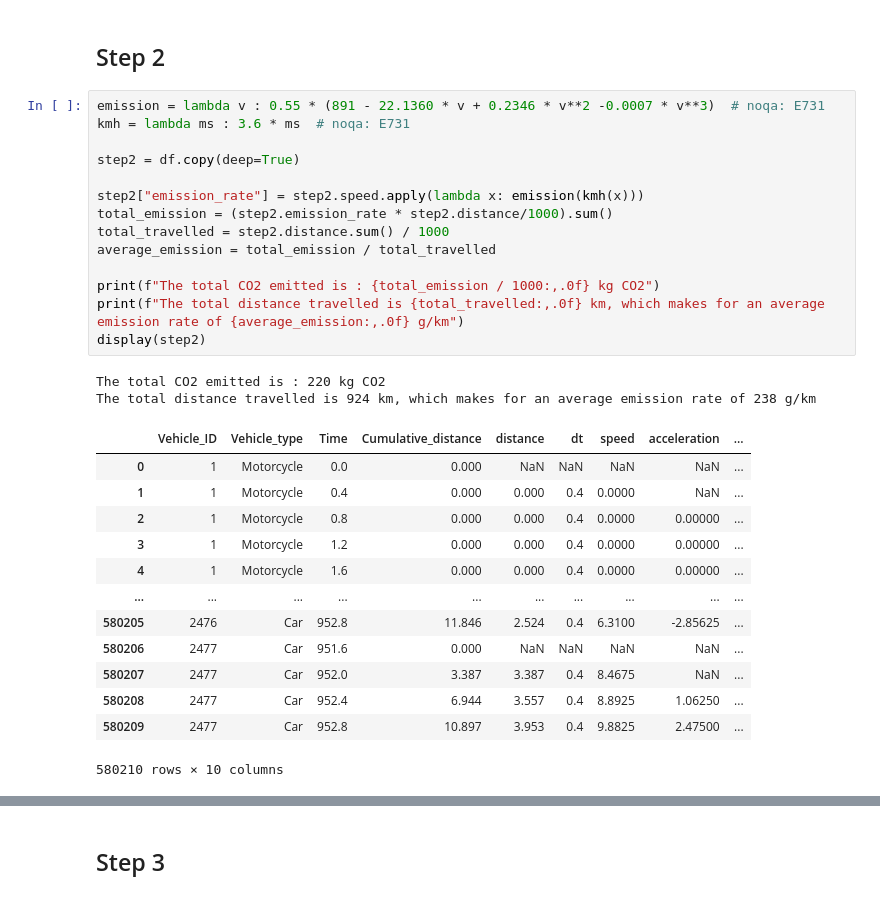
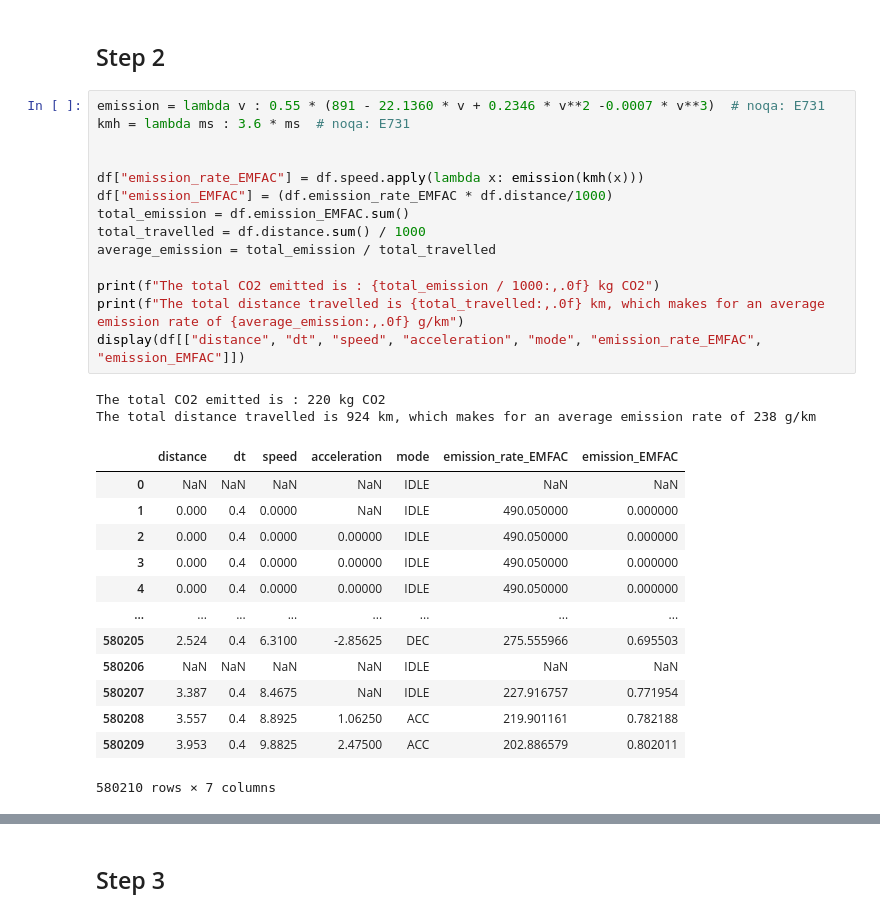
Before and after one commit to s221568/Trafic, a Jupyter notebook: Lab 2/JA.ipynb, the cells around one changed output, grey strips where cells are left out. Drawn from its saved outputs; the diff is of its cells as text.

Commit message:
My step 4

```diff
--- a/Lab 2/JA.ipynb
+++ b/Lab 2/JA.ipynb
@@ -128,32 +128,32 @@ sample = np.random.choice(df.Vehicle_ID.unique(),5)
 # %%
 emission = lambda v : 0.55 * (891 - 22.1360 * v + 0.2346 * v**2 -0.0007 * v**3)  # noqa: E731
 kmh = lambda ms : 3.6 * ms  # noqa: E731
 
-step2 = df.copy(deep=True)
 
-step2["emission_rate"] = step2.speed.apply(lambda x: emission(kmh(x)))
-total_emission = (step2.emission_rate * step2.distance/1000).sum()
-total_travelled = step2.distance.sum() / 1000
+df["emission_rate_EMFAC"] = df.speed.apply(lambda x: emission(kmh(x)))
+df["emission_EMFAC"] = (df.emission_rate_EMFAC * df.distance/1000)
+total_emission = df.emission_EMFAC.sum()
+total_travelled = df.distance.sum() / 1000
 average_emission = total_emission / total_travelled
 
 print(f"The total CO2 emitted is : {total_emission / 1000:,.0f} kg CO2")
 print(f"The total distance travelled is {total_travelled:,.0f} km, which makes for an average emission rate of {average_emission:,.0f} g/km")
-display(step2)
+display(df[["distance", "dt", "speed", "acceleration", "mode", "emission_rate_EMFAC", "emission_EMFAC"]])
 # %% [output]
 The total CO2 emitted is : 220 kg CO2
 The total distance travelled is 924 km, which makes for an average emission rate of 238 g/km
-|  | Vehicle_ID | Vehicle_type | Time | Cumulative_distance | distance | dt | speed | acceleration | ... |
-| 0 | 1 | Motorcycle | 0.0 | 0.000 | NaN | NaN | NaN | NaN | ... |
-| 1 | 1 | Motorcycle | 0.4 | 0.000 | 0.000 | 0.4 | 0.0000 | NaN | ... |
-| 2 | 1 | Motorcycle | 0.8 | 0.000 | 0.000 | 0.4 | 0.0000 | 0.00000 | ... |
-| 3 | 1 | Motorcycle | 1.2 | 0.000 | 0.000 | 0.4 | 0.0000 | 0.00000 | ... |
-| 4 | 1 | Motorcycle | 1.6 | 0.000 | 0.000 | 0.4 | 0.0000 | 0.00000 | ... |
-| ... | ... | ... | ... | ... | ... | ... | ... | ... | ... |
-| 580205 | 2476 | Car | 952.8 | 11.846 | 2.524 | 0.4 | 6.3100 | -2.85625 | ... |
-| 580206 | 2477 | Car | 951.6 | 0.000 | NaN | NaN | NaN | NaN | ... |
-| 580207 | 2477 | Car | 952.0 | 3.387 | 3.387 | 0.4 | 8.4675 | NaN | ... |
-| 580208 | 2477 | Car | 952.4 | 6.944 | 3.557 | 0.4 | 8.8925 | 1.06250 | ... |
-| 580209 | 2477 | Car | 952.8 | 10.897 | 3.953 | 0.4 | 9.8825 | 2.47500 | ... |
+|  | distance | dt | speed | acceleration | mode | emission_rate_EMFAC | emission_EMFAC |
+| 0 | NaN | NaN | NaN | NaN | IDLE | NaN | NaN |
+| 1 | 0.000 | 0.4 | 0.0000 | NaN | IDLE | 490.050000 | 0.000000 |
+| 2 | 0.000 | 0.4 | 0.0000 | 0.00000 | IDLE | 490.050000 | 0.000000 |
+| 3 | 0.000 | 0.4 | 0.0000 | 0.00000 | IDLE | 490.050000 | 0.000000 |
+| 4 | 0.000 | 0.4 | 0.0000 | 0.00000 | IDLE | 490.050000 | 0.000000 |
+| ... | ... | ... | ... | ... | ... | ... | ... |
+| 580205 | 2.524 | 0.4 | 6.3100 | -2.85625 | DEC | 275.555966 | 0.695503 |
+| 580206 | NaN | NaN | NaN | NaN | IDLE | NaN | NaN |
+| 580207 | 3.387 | 0.4 | 8.4675 | NaN | IDLE | 227.916757 | 0.771954 |
+| 580208 | 3.557 | 0.4 | 8.8925 | 1.06250 | ACC | 219.901161 | 0.782188 |
+| 580209 | 3.953 | 0.4 | 9.8825 | 2.47500 | ACC | 202.886579 | 0.802011 |
-580210 rows × 10 columns
+580210 rows × 7 columns
 # %%
 (
```
Also changed, not shown: parts of 11 cells of this notebook.
